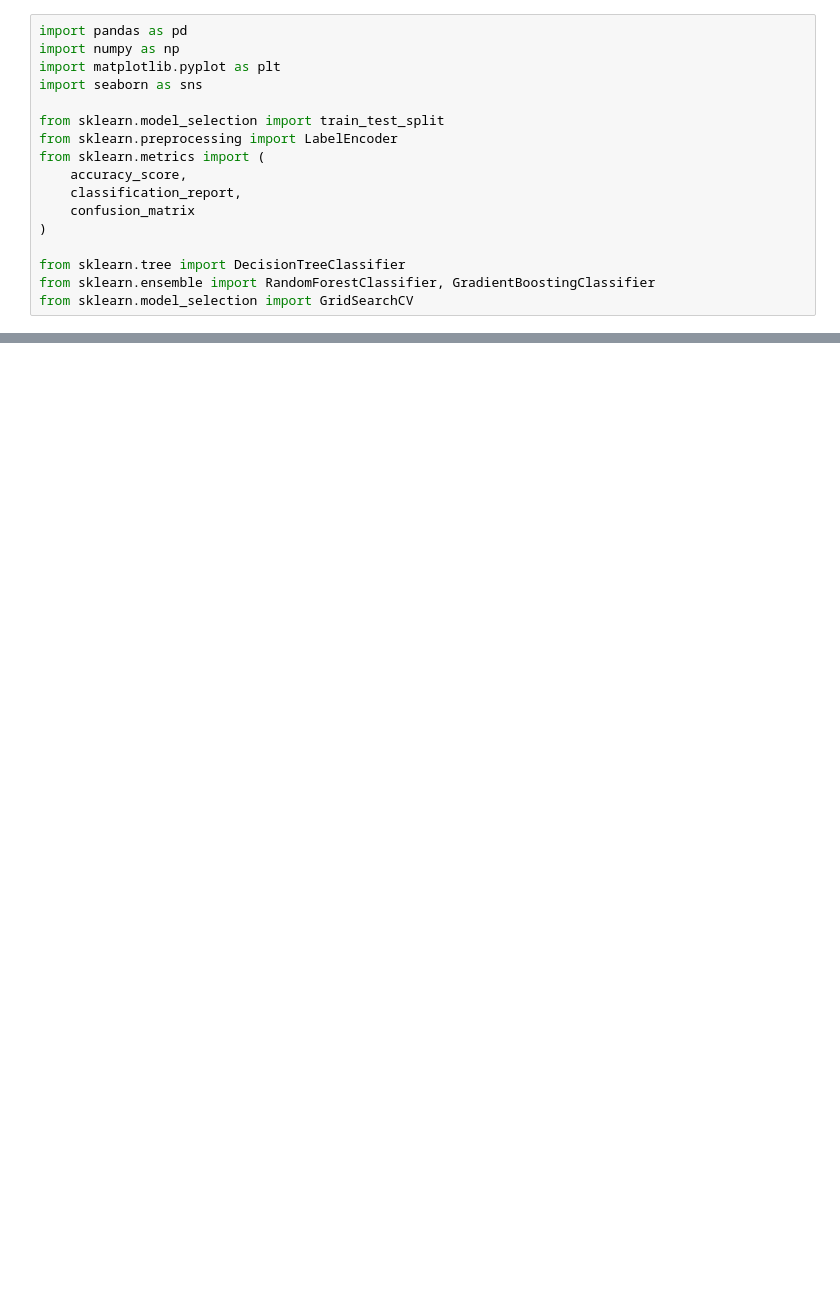
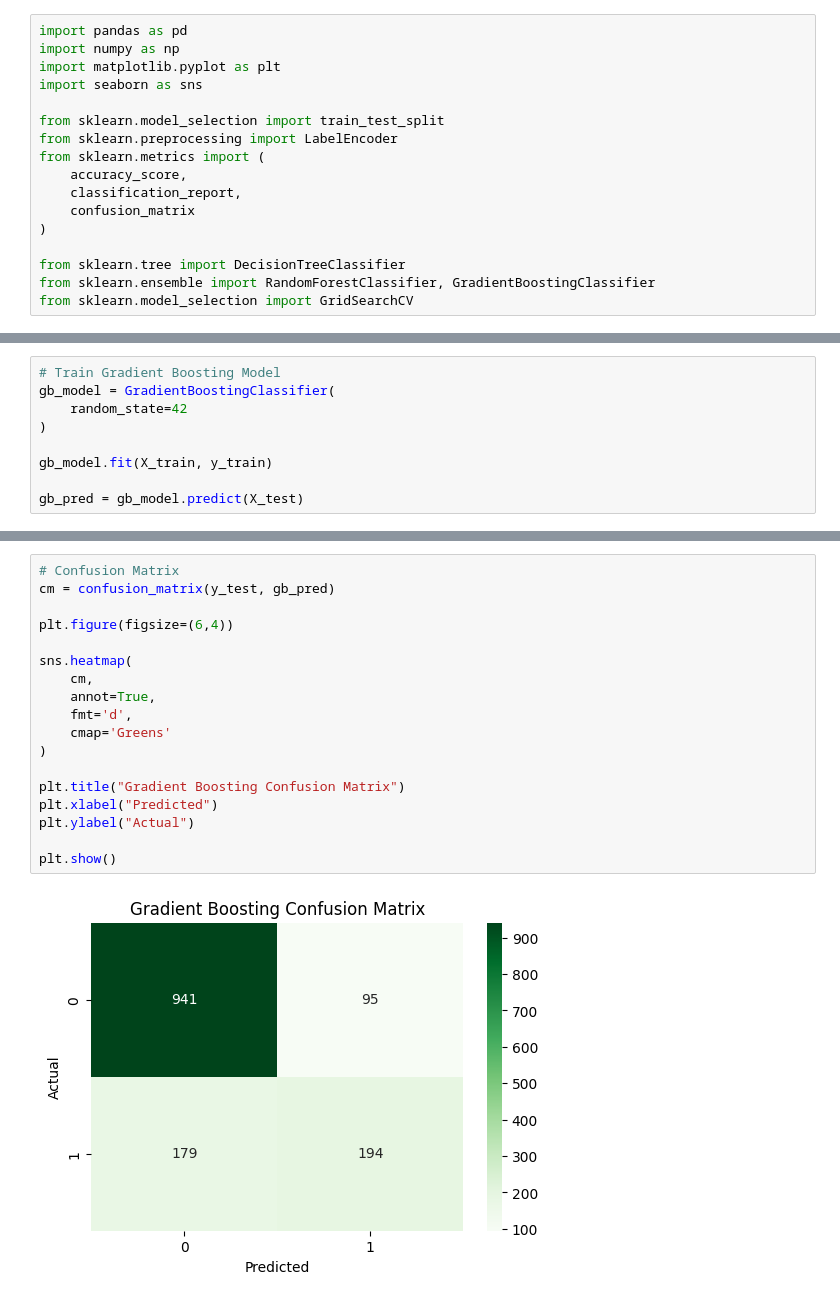
Before and after one commit to johnsparz/FlexisafTask1, a Jupyter notebook: FlexiSafTask1.ipynb, the cells around one changed output, grey strips where cells are left out. Saved outputs shown, nothing was run; the diff lists cells and outputs as text; blank space fills up the shorter version.

```diff
--- a/FlexiSafTask1.ipynb
+++ b/FlexiSafTask1.ipynb
@@ -26,0 +184,9 @@ df = pd.read_csv("  ")
+# %%
+# Train Gradient Boosting Model
+gb_model = GradientBoostingClassifier(
+    random_state=42
+)
+
+gb_model.fit(X_train, y_train)
+
+gb_pred = gb_model.predict(X_test)
@@ -26,0 +209,20 @@ df = pd.read_csv("  ")
+# %%
+# Confusion Matrix
+cm = confusion_matrix(y_test, gb_pred)
+
+plt.figure(figsize=(6,4))
+
+sns.heatmap(
+    cm,
+    annot=True,
+    fmt='d',
+    cmap='Greens'
+)
+
+plt.title("Gradient Boosting Confusion Matrix")
+plt.xlabel("Predicted")
+plt.ylabel("Actual")
+
+plt.show()
+# %% [output]
+[figure, added]
```
Also changed, not shown: parts of 34 cells of this notebook.
